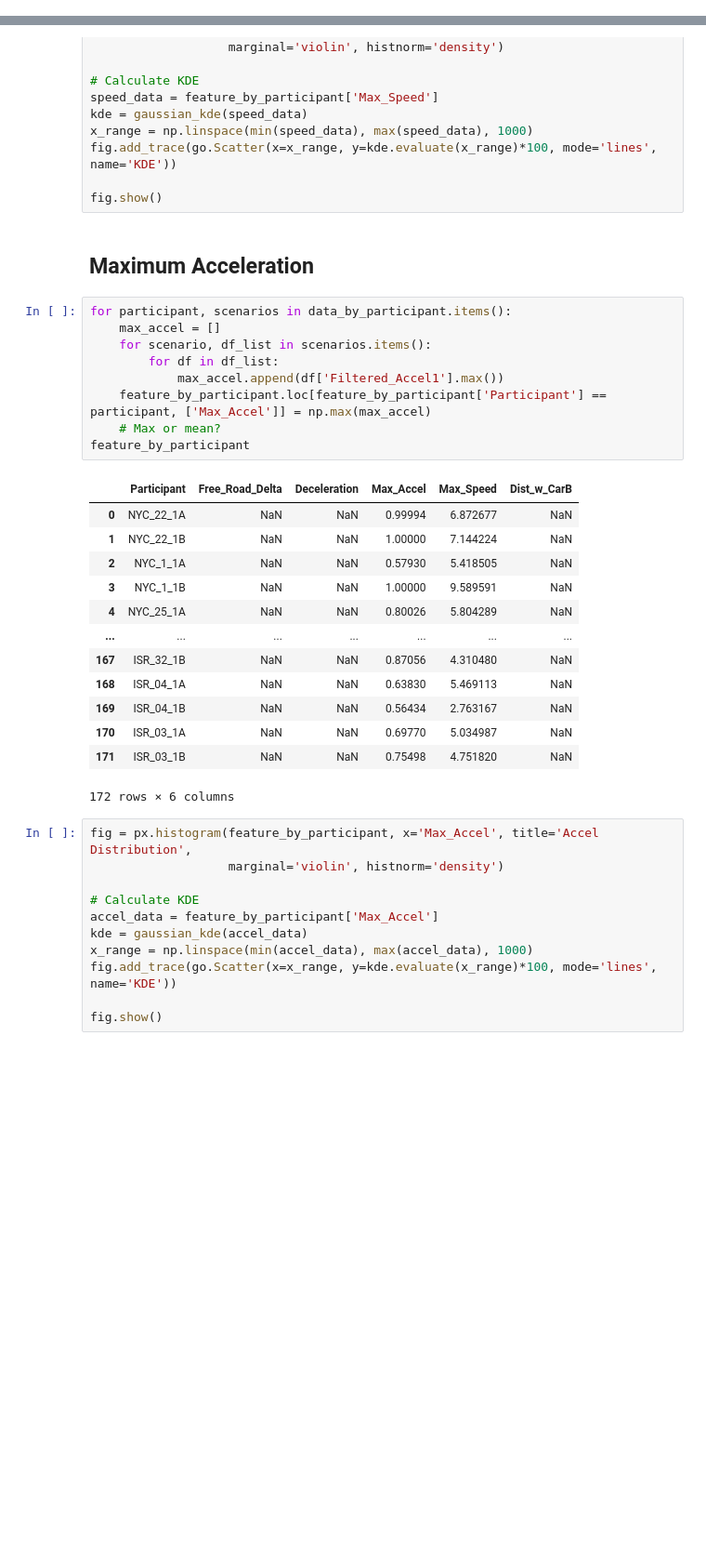
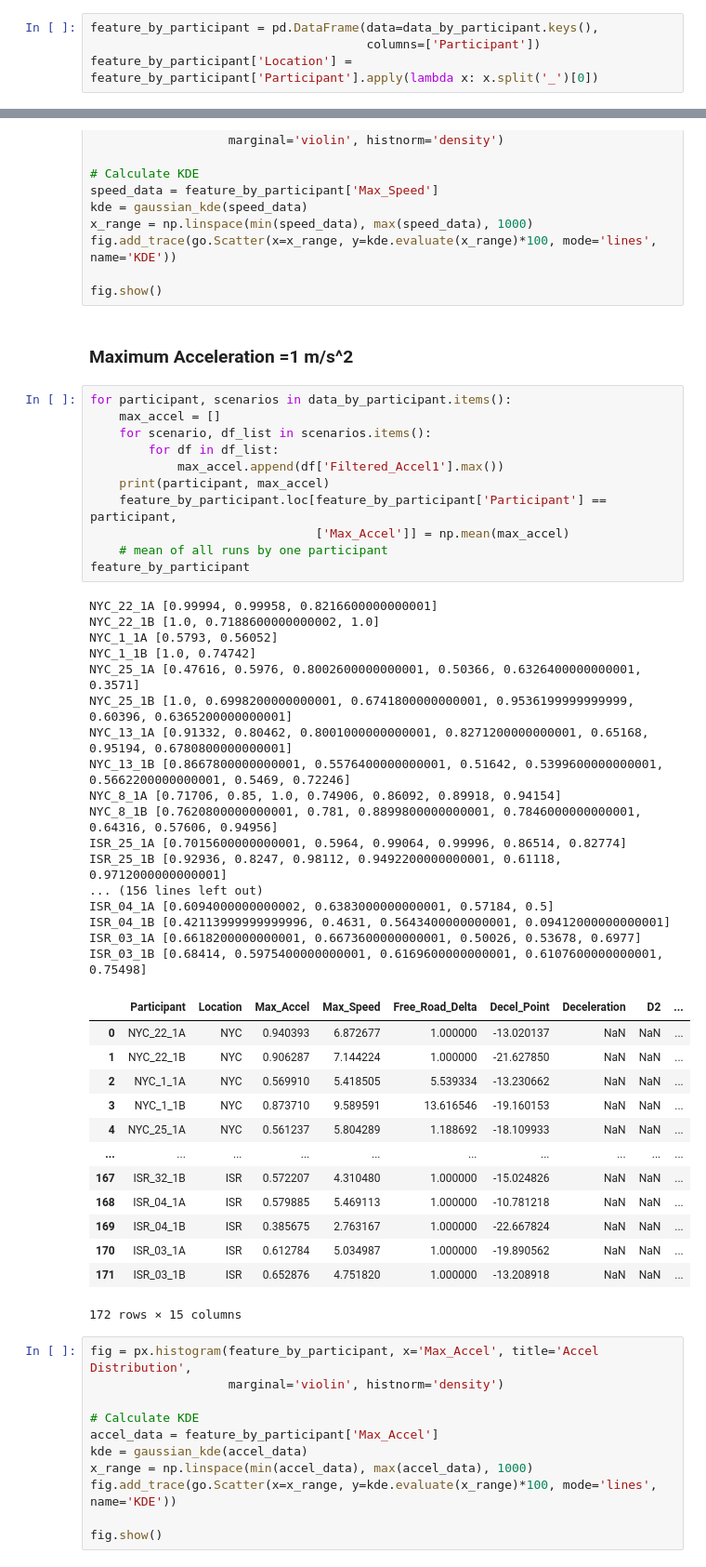
Before and after one commit to IRL-CT/Driver-AV_Development, a Jupyter notebook: State_Machine_Analysis.ipynb, the cells around one changed output, grey strips where cells are left out. Shown at 93% size. Drawn from its saved outputs; the diff is of its cells as text; blank space fills up the shorter version.

```diff
--- a/State_Machine_Analysis.ipynb
+++ b/State_Machine_Analysis.ipynb
@@ -170,0 +144,4 @@ feature_by_participant
+# %%
+feature_by_participant = pd.DataFrame(data=data_by_participant.keys(),
+                                      columns=['Participant'])
+feature_by_participant['Location'] = feature_by_participant['Participant'].apply(lambda x: x.split('_')[0])
@@ -206,30 +247,49 @@ fig.add_trace(go.Scatter(x=x_range, y=kde.evaluate(x_range)*100, mode='lines', n
 
 fig.show()
 # %% [markdown]
-## Maximum Acceleration
+### Maximum Acceleration =1 m/s^2
 # %%
 for participant, scenarios in data_by_participant.items():
     max_accel = []
     for scenario, df_list in scenarios.items():
         for df in df_list:
             max_accel.append(df['Filtered_Accel1'].max())
-    feature_by_participant.loc[feature_by_participant['Participant'] == participant, ['Max_Accel']] = np.max(max_accel)
-    # Max or mean?
+    print(participant, max_accel)
+    feature_by_participant.loc[feature_by_participant['Participant'] == participant,
+                               ['Max_Accel']] = np.mean(max_accel)
+    # mean of all runs by one participant
 feature_by_participant
 # %% [output]
+NYC_22_1A [0.99994, 0.99958, 0.8216600000000001]
+NYC_22_1B [1.0, 0.7188600000000002, 1.0]
+NYC_1_1A [0.5793, 0.56052]
+NYC_1_1B [1.0, 0.74742]
+NYC_25_1A [0.47616, 0.5976, 0.8002600000000001, 0.50366, 0.6326400000000001, 0.3571]
+NYC_25_1B [1.0, 0.6998200000000001, 0.6741800000000001, 0.9536199999999999, 0.60396, 0.6365200000000001]
+NYC_13_1A [0.91332, 0.80462, 0.8001000000000001, 0.8271200000000001, 0.65168, 0.95194, 0.6780800000000001]
+NYC_13_1B [0.8667800000000001, 0.5576400000000001, 0.51642, 0.5399600000000001, 0.5662200000000001, 0.5469, 0.72246]
+NYC_8_1A [0.71706, 0.85, 1.0, 0.74906, 0.86092, 0.89918, 0.94154]
+NYC_8_1B [0.7620800000000001, 0.781, 0.8899800000000001, 0.7846000000000001, 0.64316, 0.57606, 0.94956]
+ISR_25_1A [0.7015600000000001, 0.5964, 0.99064, 0.99996, 0.86514, 0.82774]
+ISR_25_1B [0.92936, 0.8247, 0.98112, 0.9492200000000001, 0.61118, 0.9712000000000001]
+... (156 lines left out)
+ISR_04_1A [0.6094000000000002, 0.6383000000000001, 0.57184, 0.5]
+ISR_04_1B [0.42113999999999996, 0.4631, 0.5643400000000001, 0.09412000000000001]
+ISR_03_1A [0.6618200000000001, 0.6673600000000001, 0.50026, 0.53678, 0.6977]
+ISR_03_1B [0.68414, 0.5975400000000001, 0.6169600000000001, 0.6107600000000001, 0.75498]
-|  | Participant | Free_Road_Delta | Deceleration | Max_Accel | Max_Speed | Dist_w_CarB |
-| 0 | NYC_22_1A | NaN | NaN | 0.99994 | 6.872677 | NaN |
-| 1 | NYC_22_1B | NaN | NaN | 1.00000 | 7.144224 | NaN |
-| 2 | NYC_1_1A | NaN | NaN | 0.57930 | 5.418505 | NaN |
-| 3 | NYC_1_1B | NaN | NaN | 1.00000 | 9.589591 | NaN |
-| 4 | NYC_25_1A | NaN | NaN | 0.80026 | 5.804289 | NaN |
-| ... | ... | ... | ... | ... | ... | ... |
-| 167 | ISR_32_1B | NaN | NaN | 0.87056 | 4.310480 | NaN |
-| 168 | ISR_04_1A | NaN | NaN | 0.63830 | 5.469113 | NaN |
-| 169 | ISR_04_1B | NaN | NaN | 0.56434 | 2.763167 | NaN |
-| 170 | ISR_03_1A | NaN | NaN | 0.69770 | 5.034987 | NaN |
-| 171 | ISR_03_1B | NaN | NaN | 0.75498 | 4.751820 | NaN |
+|  | Participant | Location | Max_Accel | Max_Speed | Free_Road_Delta | Decel_Point | Deceleration | D2 | ... |
+| 0 | NYC_22_1A | NYC | 0.940393 | 6.872677 | 1.000000 | -13.020137 | NaN | NaN | ... |
+| 1 | NYC_22_1B | NYC | 0.906287 | 7.144224 | 1.000000 | -21.627850 | NaN | NaN | ... |
+| 2 | NYC_1_1A | NYC | 0.569910 | 5.418505 | 5.539334 | -13.230662 | NaN | NaN | ... |
+| 3 | NYC_1_1B | NYC | 0.873710 | 9.589591 | 13.616546 | -19.160153 | NaN | NaN | ... |
+| 4 | NYC_25_1A | NYC | 0.561237 | 5.804289 | 1.188692 | -18.109933 | NaN | NaN | ... |
+| ... | ... | ... | ... | ... | ... | ... | ... | ... | ... |
+| 167 | ISR_32_1B | ISR | 0.572207 | 4.310480 | 1.000000 | -15.024826 | NaN | NaN | ... |
+| 168 | ISR_04_1A | ISR | 0.579885 | 5.469113 | 1.000000 | -10.781218 | NaN | NaN | ... |
+| 169 | ISR_04_1B | ISR | 0.385675 | 2.763167 | 1.000000 | -22.667824 | NaN | NaN | ... |
+| 170 | ISR_03_1A | ISR | 0.612784 | 5.034987 | 1.000000 | -19.890562 | NaN | NaN | ... |
+| 171 | ISR_03_1B | ISR | 0.652876 | 4.751820 | 1.000000 | -13.208918 | NaN | NaN | ... |
-172 rows × 6 columns
+172 rows × 15 columns
 # %%
 fig = px.histogram(feature_by_participant, x='Max_Accel', title='Accel Distribution',
                    marginal='violin', histnorm='density')
```
Also changed, not shown: parts of 53 cells of this notebook.
